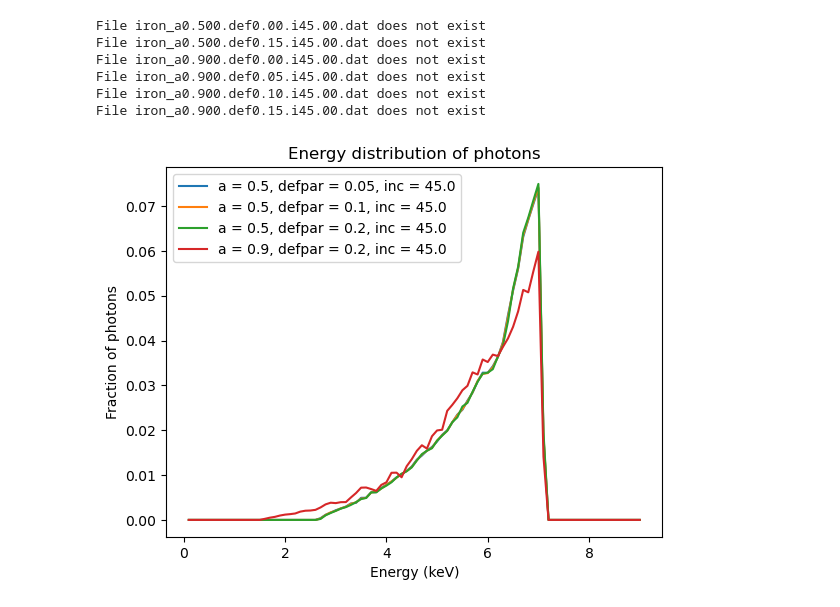
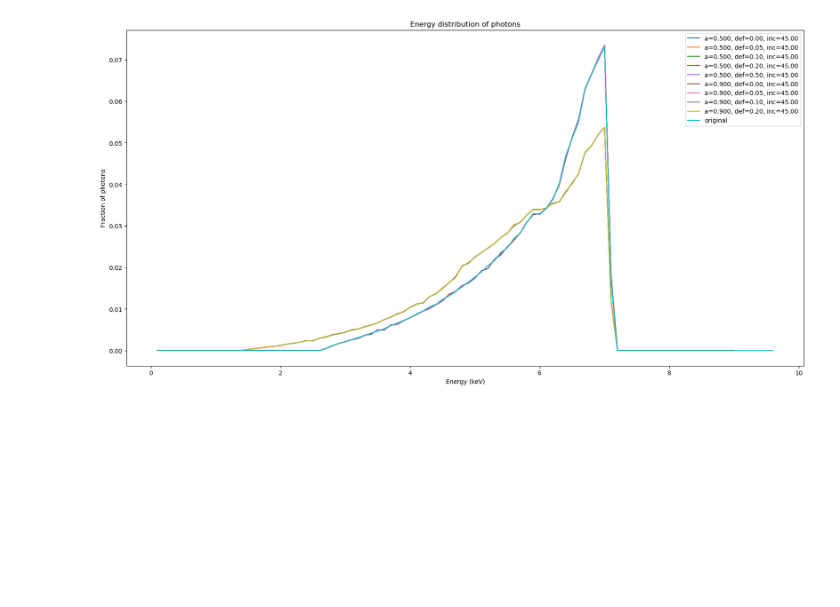
Before and after one commit to Walker-Xin/raytransfer, a Jupyter notebook: ironline/data.ipynb, the cells around one changed output. Drawn from its saved outputs; the diff is of its cells as text; code cells hidden in the pictures; blank space fills up the shorter version.

Commit message:
data generation script update

```diff
--- a/ironline/data.ipynb
+++ b/ironline/data.ipynb
@@ -25,34 +6,31 @@ plt.show()
 # %%
+data_ori = pd.read_csv(r'C:\Users\WalkerXin\Downloads\compare\iron_a0.500.epsilon_r0.00.epsilon_t0.00.i45.00.dat', sep=' ', header=None)
+
 filename_format = "iron_a{:.3f}.def{:.2f}.i{:.2f}.dat"
 
-spin_list = [0.5, 0.9]
-defpar_list = [0.00, 0.05, 0.10, 0.15, 0.20]
-inc_list = [45.00]
+spin_list = [-0.5, 0.5, 0.90, 0.98]
+defpar_list = [0.00, 0.05, 0.10, 0.20, 0.25, 0.50, 1.00]
+inc_list = [10.0, 30.0, 45.0,  50.0, 70.0]
 
+plt.figure(figsize=(20,10))
 for spin in spin_list:
     for defpar in defpar_list:
         for inc in inc_list:
             # spin is 3dp, defpar is 2dp, incl is 2dp
             filename = filename_format.format(spin, defpar, inc)
 
             # check that the file exists
             try:
                 data = pd.read_csv(filename, sep=' ', header=None)
-                plt.plot(data.iloc[:,0], data.iloc[:,1], label='a = {}, defpar = {}, inc = {}'.format(spin, defpar, inc))
+                plt.plot(data.iloc[:,0], data.iloc[:,1], label='a={:.3f}, def={:.2f}, inc={:.2f}'.format(spin, defpar, inc))
             except:
-                print("File {} does not exist".format(filename))
                 continue
 
+plt.plot(data_ori.iloc[:,0], data_ori.iloc[:,1], label="original")
 plt.xlabel("Energy (keV)")
 plt.ylabel("Fraction of photons")
 plt.title("Energy distribution of photons")
 plt.legend()
 plt.show()
 # %% [output]
-File iron_a0.500.def0.00.i45.00.dat does not exist
-File iron_a0.500.def0.15.i45.00.dat does not exist
-File iron_a0.900.def0.00.i45.00.dat does not exist
-File iron_a0.900.def0.05.i45.00.dat does not exist
-File iron_a0.900.def0.10.i45.00.dat does not exist
-File iron_a0.900.def0.15.i45.00.dat does not exist
-[figure, old version]
+[figure, new version]
```
Also changed, not shown: parts of 1 cell of this notebook, 2 other files.
